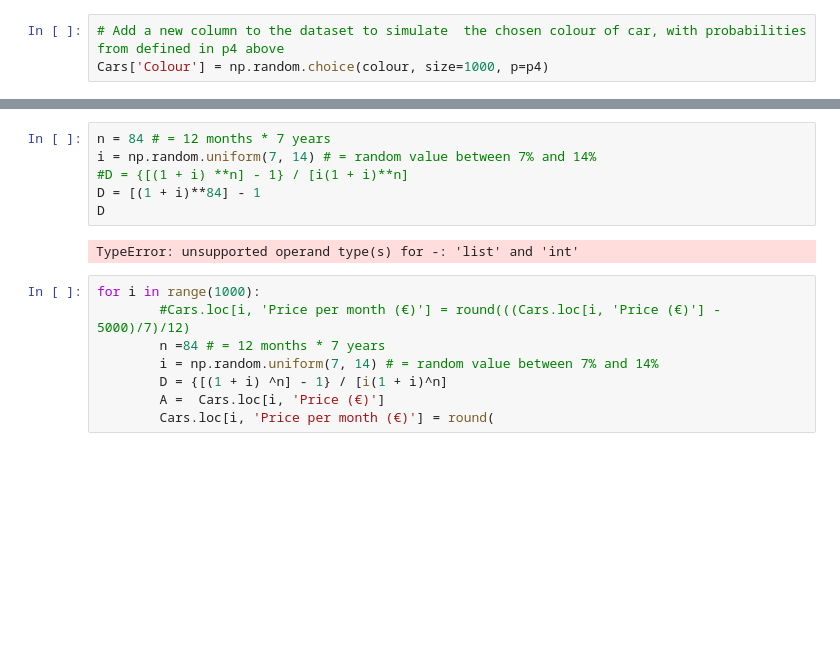
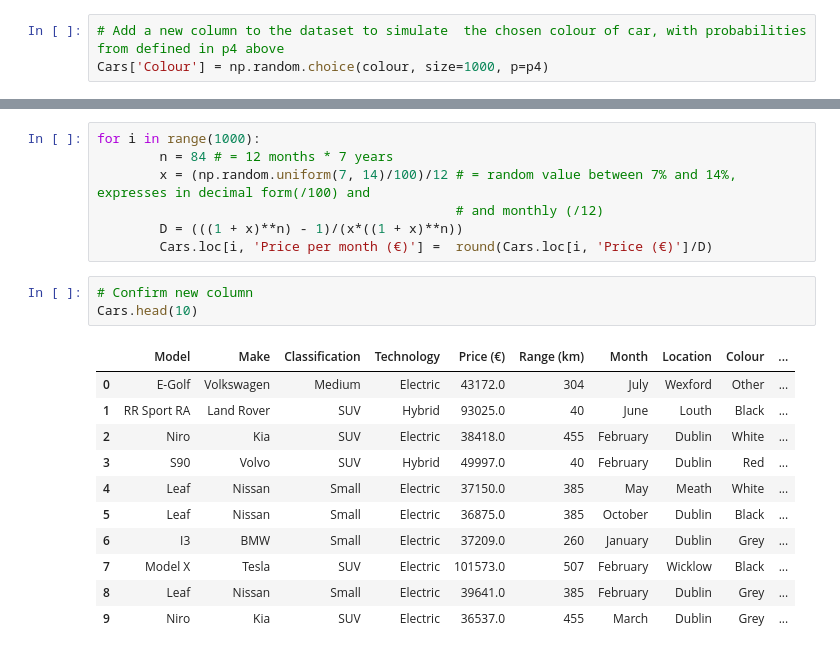
Before and after one commit to BarryClarke/Create-a-Data-set-Project-Autumn-2019, a Jupyter notebook: New Electric car sales.ipynb, the cells around one changed output, grey strips where cells are left out. Saved outputs shown, nothing was run; the diff lists cells and outputs as text; blank space fills up the shorter version.

```diff
--- a/New Electric car sales.ipynb
+++ b/New Electric car sales.ipynb
@@ -526,16 +538,22 @@ Text(0, 0.5, 'Number of cars')
 # %%
-n = 84 # = 12 months * 7 years
-i = np.random.uniform(7, 14) # = random value between 7% and 14%
-#D = {[(1 + i) **n] - 1} / [i(1 + i)**n]
-D = [(1 + i)**84] - 1
-D
+for i in range(1000):
+        n = 84 # = 12 months * 7 years
+        x = (np.random.uniform(7, 14)/100)/12 # = random value between 7% and 14%, expresses in decimal form(/100) and
+                                              # and monthly (/12)
+        D = (((1 + x)**n) - 1)/(x*((1 + x)**n))
+        Cars.loc[i, 'Price per month (€)'] =  round(Cars.loc[i, 'Price (€)']/D)
-# %% [output]
-TypeError: unsupported operand type(s) for -: 'list' and 'int'
-# %%
-for i in range(1000):
-        #Cars.loc[i, 'Price per month (€)'] = round(((Cars.loc[i, 'Price (€)'] - 5000)/7)/12)
-        n =84 # = 12 months * 7 years
-        i = np.random.uniform(7, 14) # = random value between 7% and 14%
-        D = {[(1 + i) ^n] - 1} / [i(1 + i)^n]
-        A =  Cars.loc[i, 'Price (€)']
-        Cars.loc[i, 'Price per month (€)'] = round(
+# %%
+# Confirm new column
+Cars.head(10)
+# %% [output]
+|  | Model | Make | Classification | Technology | Price (€) | Range (km) | Month | Location | Colour | ... |
+| 0 | E-Golf | Volkswagen | Medium | Electric | 43172.0 | 304 | July | Wexford | Other | ... |
+| 1 | RR Sport RA | Land Rover | SUV | Hybrid | 93025.0 | 40 | June | Louth | Black | ... |
+| 2 | Niro | Kia | SUV | Electric | 38418.0 | 455 | February | Dublin | White | ... |
+| 3 | S90 | Volvo | SUV | Hybrid | 49997.0 | 40 | February | Dublin | Red | ... |
+| 4 | Leaf | Nissan | Small | Electric | 37150.0 | 385 | May | Meath | White | ... |
+| 5 | Leaf | Nissan | Small | Electric | 36875.0 | 385 | October | Dublin | Black | ... |
+| 6 | I3 | BMW | Small | Electric | 37209.0 | 260 | January | Dublin | Grey | ... |
+| 7 | Model X | Tesla | SUV | Electric | 101573.0 | 507 | February | Wicklow | Black | ... |
+| 8 | Leaf | Nissan | Small | Electric | 39641.0 | 385 | February | Dublin | Grey | ... |
+| 9 | Niro | Kia | SUV | Electric | 36537.0 | 455 | March | Dublin | Grey | ... |
```
Also changed, not shown: parts of 22 cells of this notebook, 1 other file.
